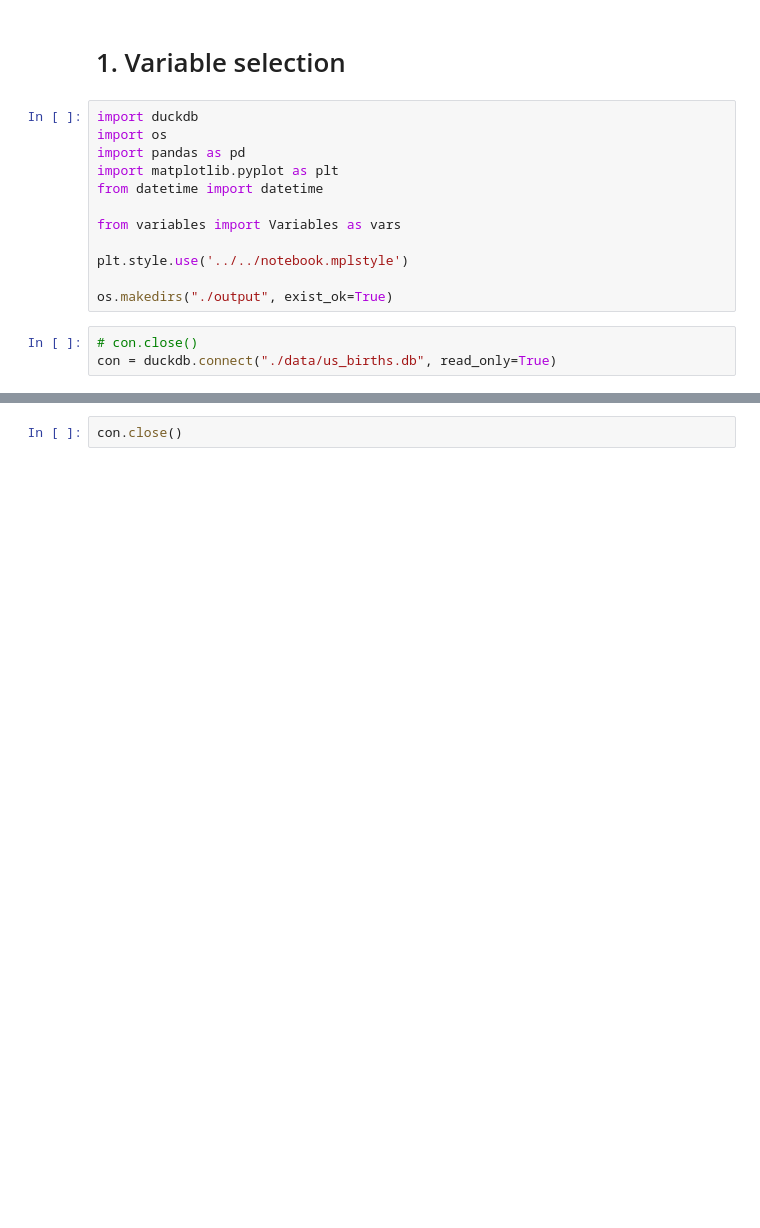
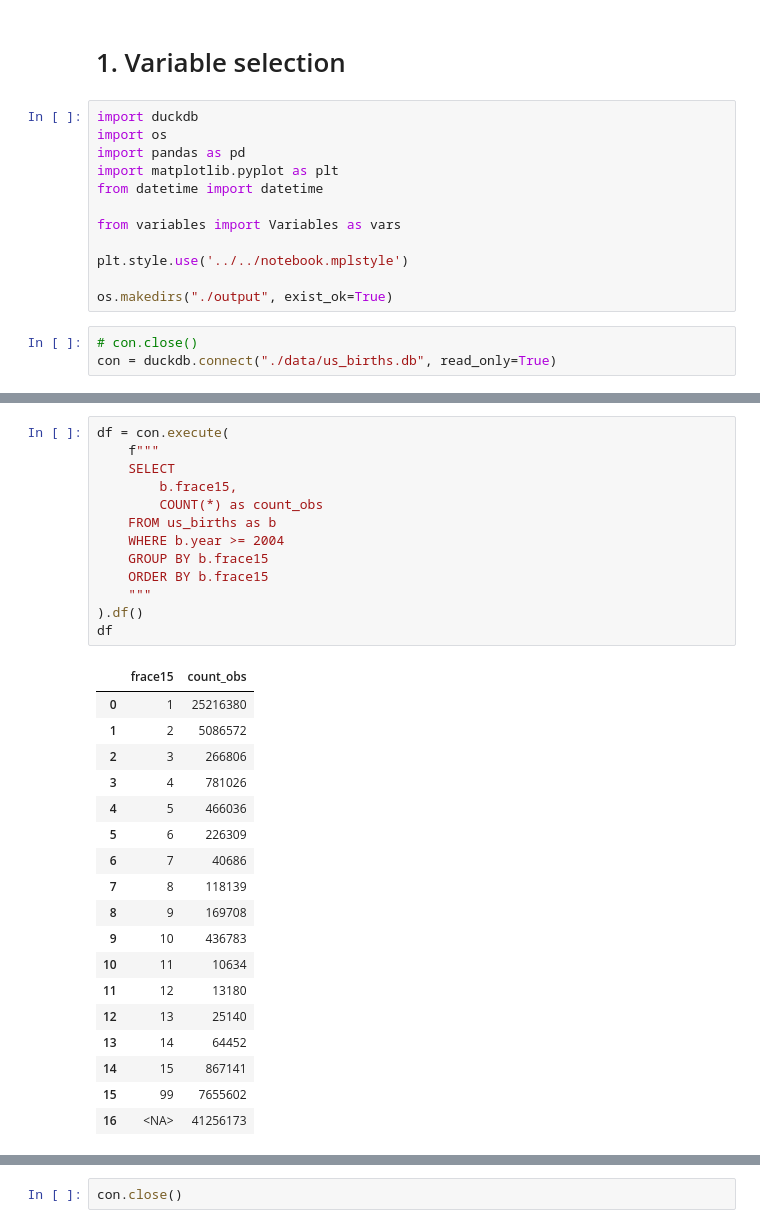
Before and after one commit to frankbuckley/ds-births-populations, a Jupyter notebook: projects/us-birth-certificates/0001-variable-selection.ipynb, the cells around one changed output, grey strips where cells are left out. Saved outputs shown, nothing was run; the diff lists cells and outputs as text; blank space fills up the shorter version.

```diff
--- a/projects/us-birth-certificates/0001-variable-selection.ipynb
+++ b/projects/us-birth-certificates/0001-variable-selection.ipynb
@@ -189,0 +246,32 @@ df
+# %%
+df = con.execute(
+    f"""
+    SELECT
+        b.frace15,
+        COUNT(*) as count_obs
+    FROM us_births as b
+    WHERE b.year >= 2004
+    GROUP BY b.frace15
+    ORDER BY b.frace15
+    """
+).df()
+df
+# %% [output]
+|  | frace15 | count_obs |
+| 0 | 1 | 25216380 |
+| 1 | 2 | 5086572 |
+| 2 | 3 | 266806 |
+| 3 | 4 | 781026 |
+| 4 | 5 | 466036 |
+| 5 | 6 | 226309 |
+| 6 | 7 | 40686 |
+| 7 | 8 | 118139 |
+| 8 | 9 | 169708 |
+| 9 | 10 | 436783 |
+| 10 | 11 | 10634 |
+| 11 | 12 | 13180 |
+| 12 | 13 | 25140 |
+| 13 | 14 | 64452 |
+| 14 | 15 | 867141 |
+| 15 | 99 | 7655602 |
+| 16 | <NA> | 41256173 |
```
Also changed, not shown: parts of 5 cells of this notebook, 1 other file.
